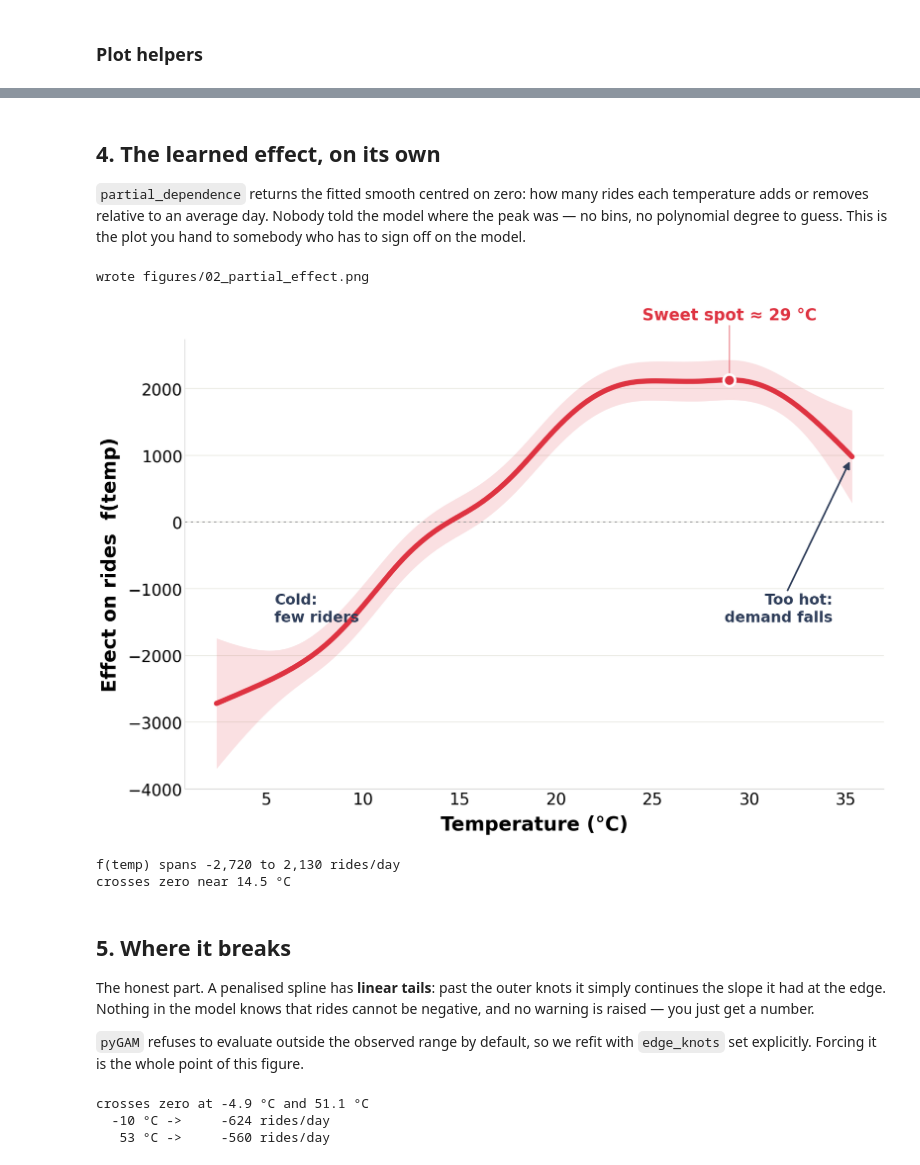
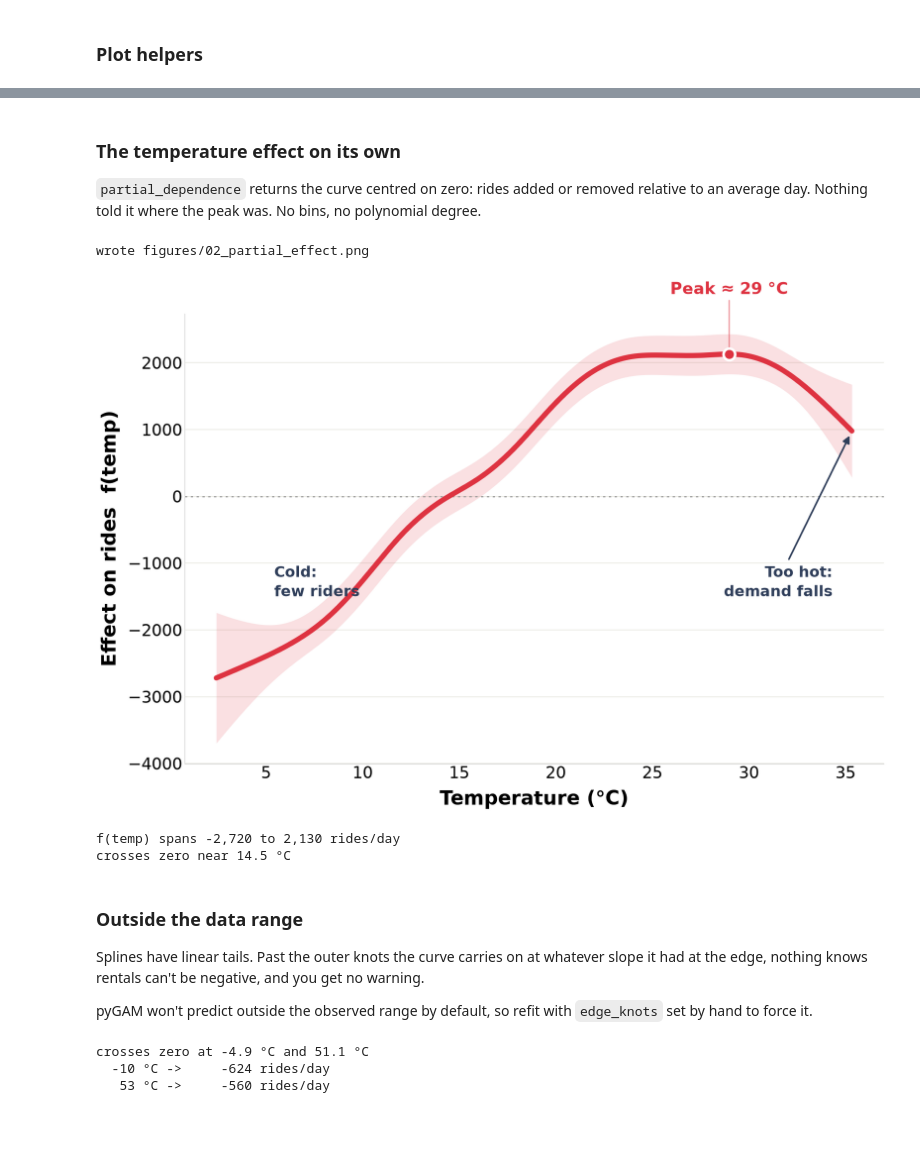
Before and after one commit to Pragyan-dev/gam-bike-rentals, a Jupyter notebook: gam_bike_rentals.ipynb, the cells around one changed output, grey strips where cells are left out. Drawn from its saved outputs; the diff is of its cells as text; code cells hidden in the pictures; blank space fills up the shorter version.

```diff
--- a/gam_bike_rentals.ipynb
+++ b/gam_bike_rentals.ipynb
@@ -231,54 +214,51 @@ wrote figures/01_linear_vs_gam.png
 # %% [markdown]
-## 4. The learned effect, on its own
+### The temperature effect on its own
 
-`partial_dependence` returns the fitted smooth centred on zero: how many rides
-each temperature adds or removes relative to an average day. Nobody told the
-model where the peak was — no bins, no polynomial degree to guess. This is the
-plot you hand to somebody who has to sign off on the model.
+`partial_dependence` returns the curve centred on zero: rides added or removed relative
+to an average day. Nothing told it where the peak was. No bins, no polynomial degree.
 # %%
 XX = gam.generate_X_grid(term=0, n=400)
 pdep, conf = gam.partial_dependence(term=0, X=XX, width=0.95)
 tx = XX[:, 0]
 pk = float(tx[pdep.argmax()])
 
 fig, ax = canvas()
 ax.axhline(0, color="#9A9A9A", lw=1.8, ls=(0, (2, 3)))
 ax.fill_between(tx, conf[:, 0], conf[:, 1], color=RED, alpha=.15, lw=0)
 ax.plot(tx, pdep, color=RED, lw=8, solid_capstyle="round")
 ax.plot([pk], [pdep.max()], "o", ms=18, color=RED,
         markeredgecolor="white", markeredgewidth=4, zorder=5)
 
-ax.annotate(f"Sweet spot ≈ {pk:.0f} °C", xy=(pk, pdep.max()),
+ax.annotate(f"Peak ≈ {pk:.0f} °C", xy=(pk, pdep.max()),
             xytext=(pk, pdep.max() + 900), ha="center", fontsize=25,
             fontweight="bold", color=RED,
             arrowprops=dict(arrowstyle="-", color=RED, lw=2, alpha=.5))
 ax.text(LO + 3, pdep.min() * .55, "Cold:\nfew riders", fontsize=23,
         fontweight="bold", color=NAVY, linespacing=1.3)
 ax.annotate("Too hot:\ndemand falls", xy=(HI, pdep[-1]),
             xytext=(HI - 1, pdep.min() * .55), ha="right", fontsize=23,
             fontweight="bold", color=NAVY, linespacing=1.3,
             arrowprops=dict(arrowstyle="-|>", color=NAVY, lw=2.6, shrinkB=8))
 
 label(ax, "Temperature (°C)", "Effect on rides  f(temp)")
 save(fig, "02_partial_effect.png")
 plt.show()
 
 print(f"f(temp) spans {pdep.min():,.0f} to {pdep.max():,.0f} rides/day")
 print(f"crosses zero near {tx[np.argmin(np.abs(pdep))]:.1f} °C")
 # %% [output]
 wrote figures/02_partial_effect.png
-[figure, old version]
+[figure, new version]
 f(temp) spans -2,720 to 2,130 rides/day
 crosses zero near 14.5 °C
 # %% [markdown]
-## 5. Where it breaks
+### Outside the data range
 
-The honest part. A penalised spline has **linear tails**: past the outer knots it
-simply continues the slope it had at the edge. Nothing in the model knows that
-rides cannot be negative, and no warning is raised — you just get a number.
+Splines have linear tails. Past the outer knots the curve carries on at whatever slope
+it had at the edge, nothing knows rentals can't be negative, and you get no warning.
 
-`pyGAM` refuses to evaluate outside the observed range by default, so we refit
-with `edge_knots` set explicitly. Forcing it is the whole point of this figure.
+pyGAM won't predict outside the observed range by default, so refit with `edge_knots`
+set by hand to force it.
 # %%
 XMIN, XMAX = -12.0, 55.0
 
```
Also changed, not shown: parts of 13 cells of this notebook, 3 other files.
